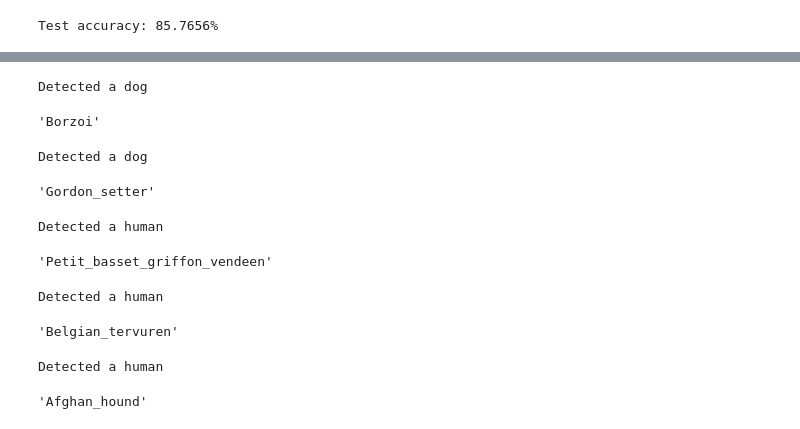
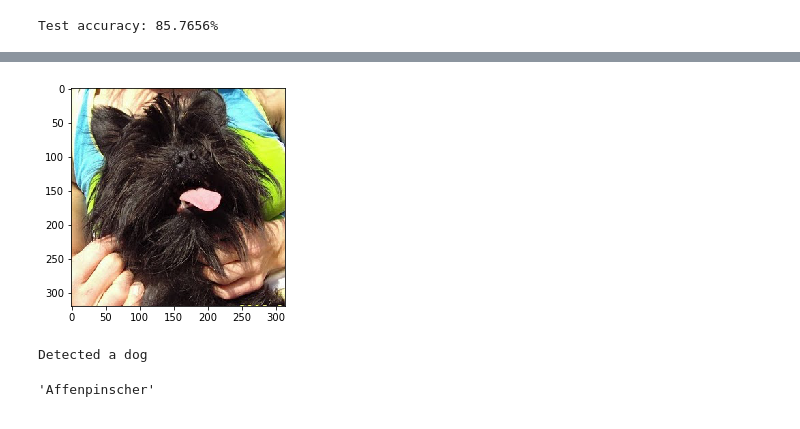
Before and after one commit to weklund/dog-breed-classify, a Jupyter notebook: dog_app.ipynb, the cells around one changed output, grey strips where cells are left out. Drawn from its saved outputs; the diff is of its cells as text; code cells hidden in the pictures.

```diff
--- a/dog_app.ipynb
+++ b/dog_app.ipynb
@@ -749,3 +690,7 @@ _________________________________________________________________
-# %%
-Xception_model.compile(loss='categorical_crossentropy', optimizer='adadelta', metrics=['accuracy'])
+# %%
+from keras import optimizers
+
+SGD = optimizers.SGD(decay=1e-6, momentum=0.9, nesterov=True, lr=0.01)
+
+Xception_model.compile(loss='categorical_crossentropy', optimizer=SGD, metrics=['accuracy'])
 # %% [markdown]
@@ -765,7 +710,7 @@ Xception_model.fit(
             train_Xception,
             train_targets,
             validation_data=(valid_Xception, valid_targets),
-            epochs=30,
+            epochs=20,
             batch_size=30,
             callbacks=[Xception_checkpointer],
             verbose=1,
@@ -895,25 +820,14 @@ Detected a dog
-# %%
-predict_breed("dogImages/test/031.Borzoi/Borzoi_02181.jpg")
-# %% [output]
-Detected a dog
-'Borzoi'
-# %%
-predict_breed("dogImages/test/077.Gordon_setter/Gordon_setter_05274.jpg")
-# %% [output]
-Detected a dog
-'Gordon_setter'
-# %%
-predict_breed("lfw/Aaron_Sorkin/Aaron_Sorkin_0002.jpg")
-# %% [output]
-Detected a human
-'Petit_basset_griffon_vendeen'
-# %%
-predict_breed("lfw/Joshua_Davey/Joshua_Davey_0001.jpg")
-# %% [output]
-Detected a human
-'Belgian_tervuren'
-# %%
-predict_breed('lfw/Joseph_Hoy/Joseph_Hoy_0001.jpg')
-# %% [output]
-Detected a human
-'Afghan_hound'
+# %%
+img = cv2.imread("dogImages/test/001.Affenpinscher/Affenpinscher_00003.jpg")
+
+# convert BGR image to RGB for plotting
+cv_rgb = cv2.cvtColor(img, cv2.COLOR_BGR2RGB)
+
+# display the image
+plt.imshow(cv_rgb)
+plt.show()
+predict_breed("dogImages/test/001.Affenpinscher/Affenpinscher_00003.jpg")
+# %% [output]
+[figure, added]
+Detected a dog
+'Affenpinscher'
```
Also changed, not shown: parts of 43 cells of this notebook, 3 other files.
